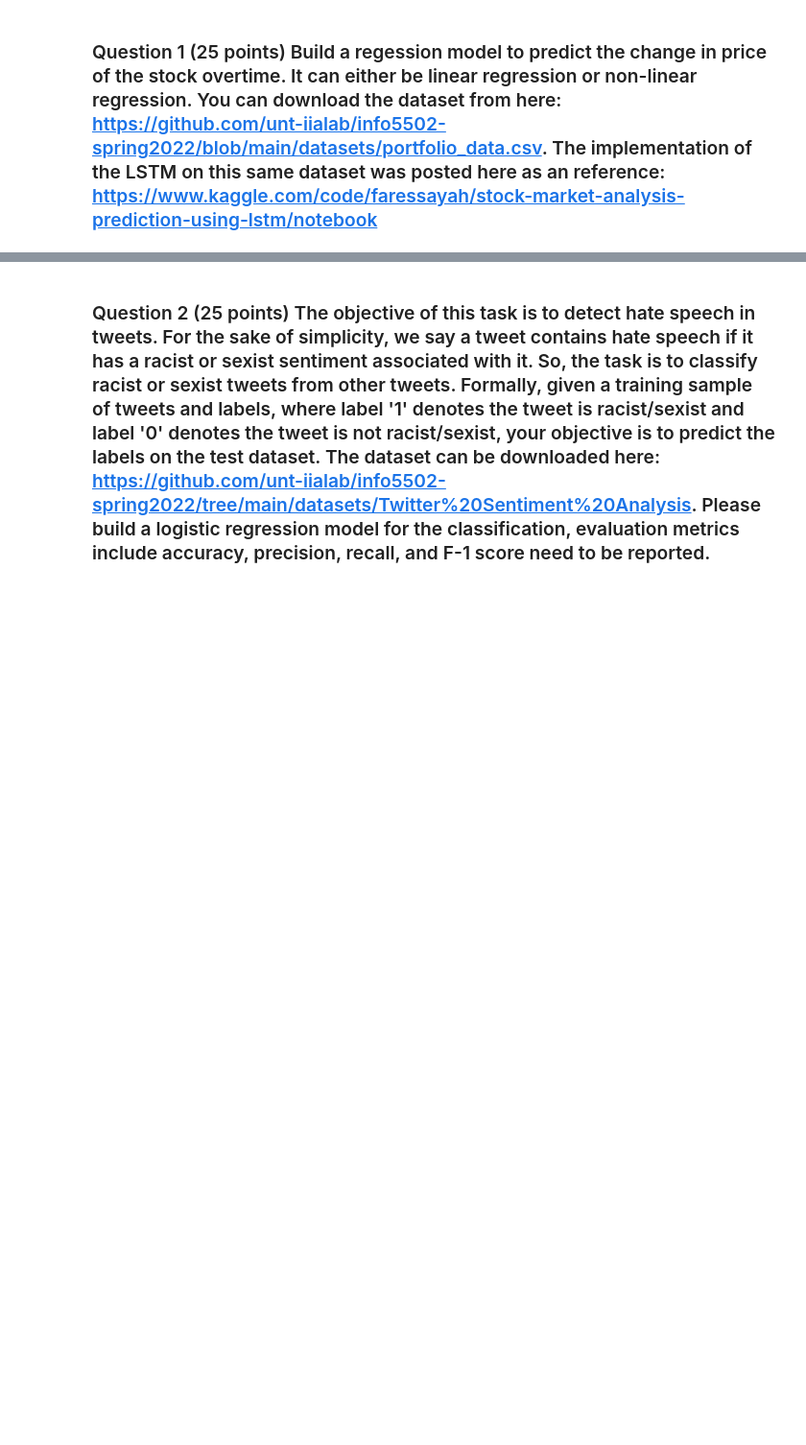
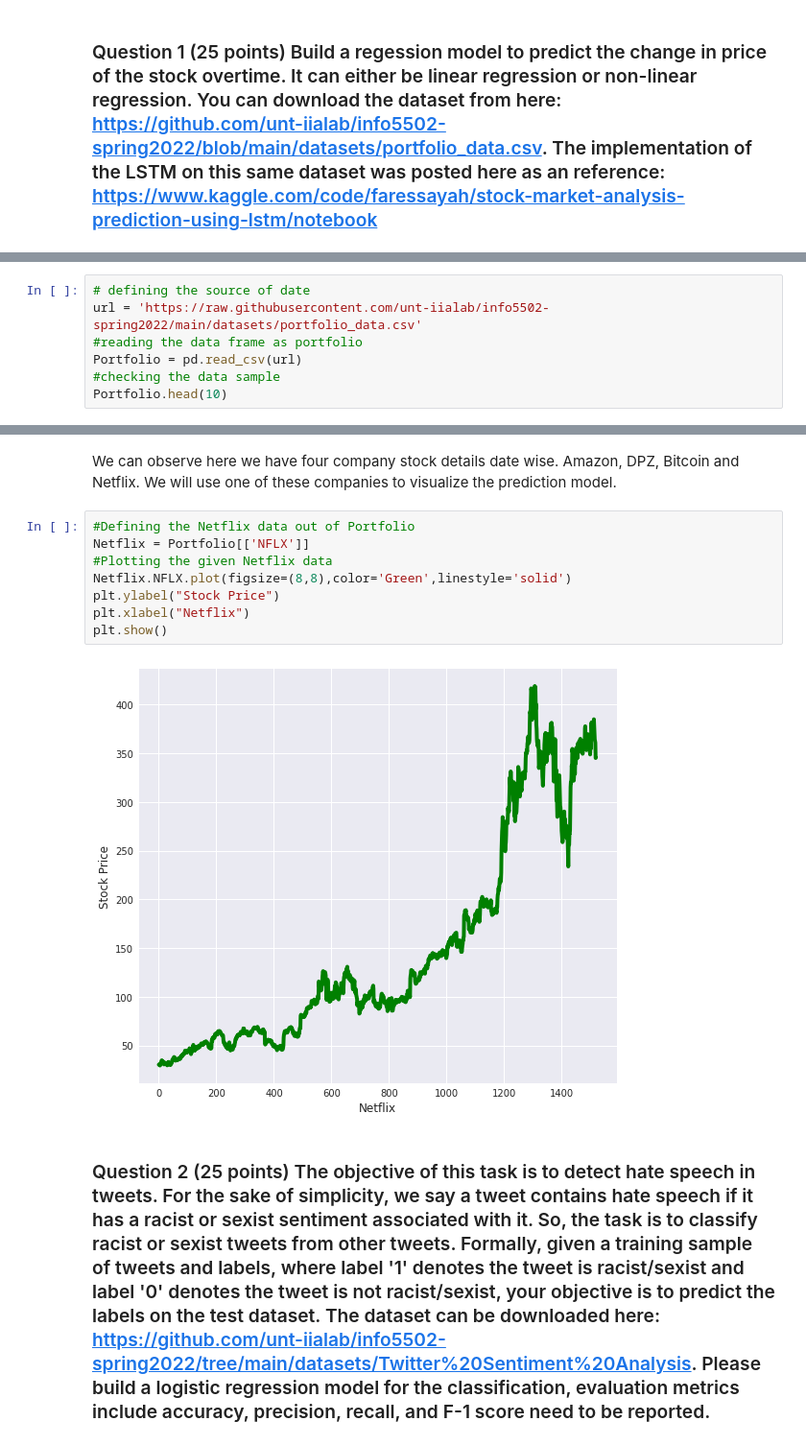
Before and after one commit to nishanth0233/INFO-5502, a Jupyter notebook: lab_assignment_07.ipynb, the cells around one changed output, grey strips where cells are left out. Shown at 96% size. Drawn from its saved outputs; the diff is of its cells as text; blank space fills up the shorter version.

```diff
--- a/lab_assignment_07.ipynb
+++ b/lab_assignment_07.ipynb
@@ -10,0 +21,7 @@ The purpose of this exercise is to build several regression models based on real
+# %%
+# defining the source of date
+url = 'https://raw.githubusercontent.com/unt-iialab/info5502-spring2022/main/datasets/portfolio_data.csv'
+#reading the data frame as portfolio
+Portfolio = pd.read_csv(url)
+#checking the data sample
+Portfolio.head(10)
@@ -11,3 +40,15 @@ The purpose of this exercise is to build several regression models based on real
+# %% [markdown]
+We can observe here we have four company stock details date wise. Amazon, DPZ, Bitcoin and Netflix. We will use one of these companies to visualize the prediction model.
+# %%
+#Defining the Netflix data out of Portfolio
+Netflix = Portfolio[['NFLX']]
+#Plotting the given Netflix data
+Netflix.NFLX.plot(figsize=(8,8),color='Green',linestyle='solid')
+plt.ylabel("Stock Price")
+plt.xlabel("Netflix")
+plt.show()
+# %% [output]
+[figure, added]
 # %% [markdown]
 ### Question 2 (25 points) The objective of this task is to detect hate speech in tweets. For the sake of simplicity, we say a tweet contains hate speech if it has a racist or sexist sentiment associated with it. So, the task is to classify racist or sexist tweets from other tweets. Formally, given a training sample of tweets and labels, where label '1' denotes the tweet is racist/sexist and label '0' denotes the tweet is not racist/sexist, your objective is to predict the labels on the test dataset. The dataset can be downloaded here: https://github.com/unt-iialab/info5502-spring2022/tree/main/datasets/Twitter%20Sentiment%20Analysis. Please build a logistic regression model for the classification, evaluation metrics include accuracy, precision, recall, and F-1 score need to be reported.
 # %%
```
Also changed, not shown: parts of 3 cells of this notebook.
